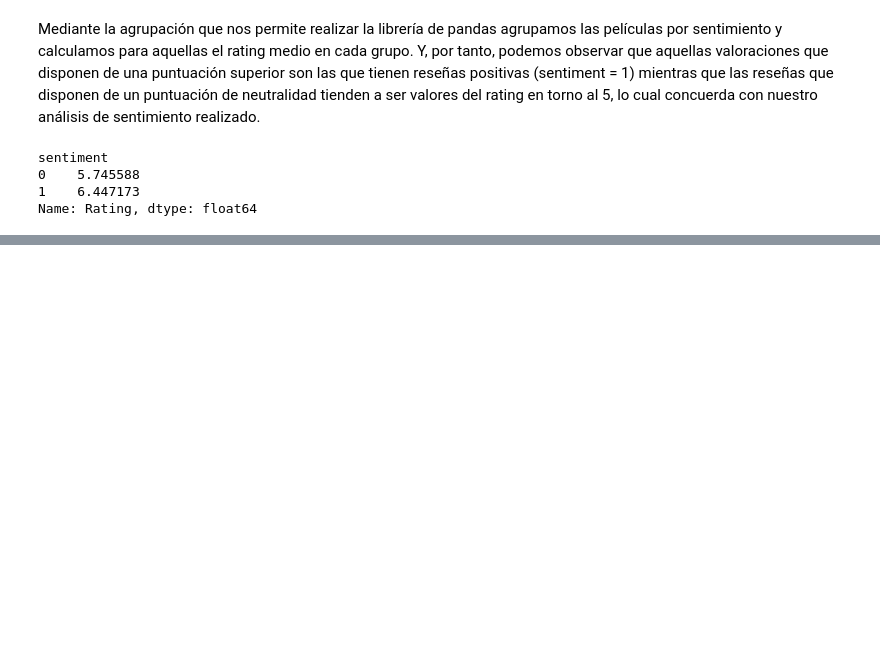
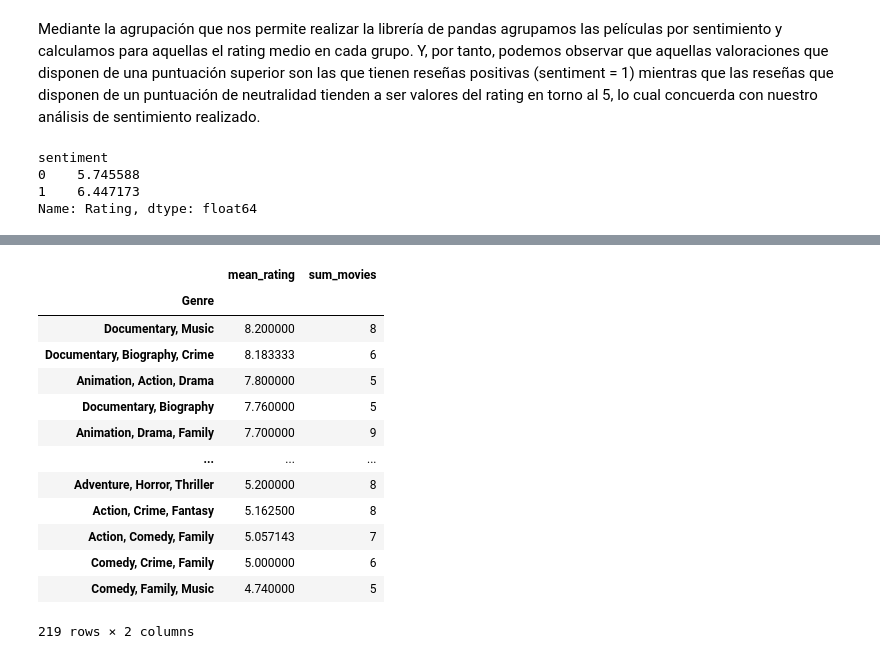
Before and after one commit to jfernandlg/TFG-analisis_dataset, a Jupyter notebook: main/notebooks/02_sentiment_analyzer.ipynb, the cells around one changed output, grey strips where cells are left out. Drawn from its saved outputs; the diff is of its cells as text; code cells hidden in the pictures; blank space fills up the shorter version.

```diff
--- a/main/notebooks/02_sentiment_analyzer.ipynb
+++ b/main/notebooks/02_sentiment_analyzer.ipynb
@@ -66,0 +139,23 @@ Name: Rating, dtype: float64
+# %%
+top_genres = df.groupby('Genre').agg(
+    mean_rating = ('Rating', 'mean'),
+    sum_movies = ('Rating', 'count')
+)
+top_genres = top_genres[top_genres['sum_movies'] >= 5]
+top_genres = top_genres.sort_values('mean_rating', ascending=False)
+top_genres
+# %% [output]
+|  | mean_rating | sum_movies |
+| Genre |  |  |
+| Documentary, Music | 8.200000 | 8 |
+| Documentary, Biography, Crime | 8.183333 | 6 |
+| Animation, Action, Drama | 7.800000 | 5 |
+| Documentary, Biography | 7.760000 | 5 |
+| Animation, Drama, Family | 7.700000 | 9 |
+| ... | ... | ... |
+| Adventure, Horror, Thriller | 5.200000 | 8 |
+| Action, Crime, Fantasy | 5.162500 | 8 |
+| Action, Comedy, Family | 5.057143 | 7 |
+| Comedy, Crime, Family | 5.000000 | 6 |
+| Comedy, Family, Music | 4.740000 | 5 |
+219 rows × 2 columns
```
Also changed, not shown: parts of 7 cells of this notebook, 3 other files.
